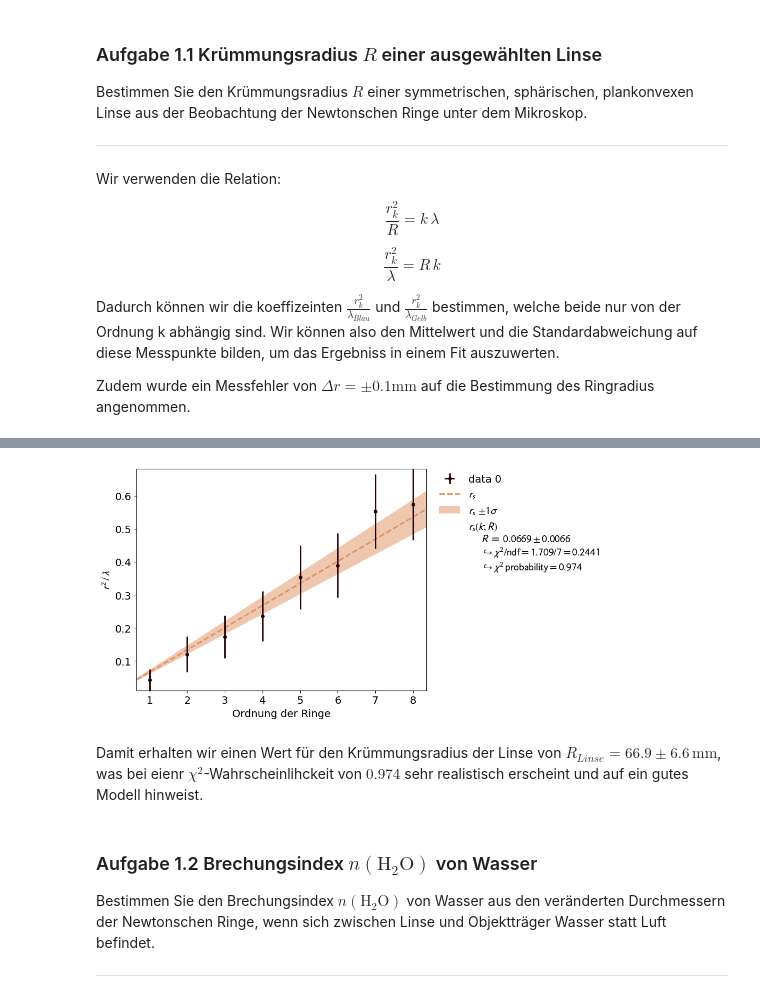
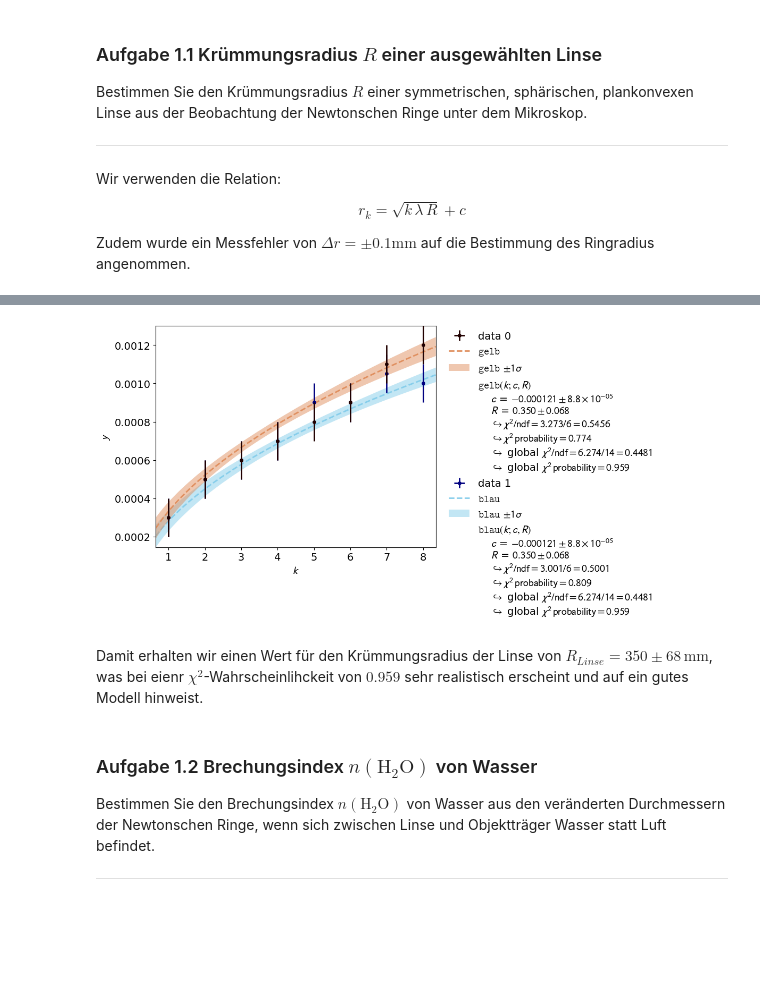
Before and after one commit to HerbertderGrosse/P2-sose-2024, a Jupyter notebook: Interferenz/Interferenz.ipynb, the cells around one changed output, grey strips where cells are left out. Cells and saved outputs as stored; diff of their text form; code cells hidden in the pictures; blank space fills up the shorter version.

```diff
--- a/Interferenz/Interferenz.ipynb
+++ b/Interferenz/Interferenz.ipynb
@@ -108,14 +108,9 @@ Bestimmen Sie den Krümmungsradius $R$ einer symmetrischen, sphärischen, planko
 Wir verwenden die Relation:
 
 $$
-\frac{r_{k}^{2}}{R} = k\,\lambda
+r_k = \sqrt{k\,\lambda\,R} +c
 $$
 
-$$
-\frac{r_{k}^2}{\lambda} = R\,k
-$$
-
-Dadurch können wir die koeffizeinten $\frac{r_{k}^2}{\lambda_{Blau}}$ und $\frac{r_{k}^2}{\lambda_{Gelb}}$ bestimmen, welche beide nur von der Ordnung k abhängig sind. Wir können also den Mittelwert und die Standardabweichung auf diese Messpunkte bilden, um das Ergebniss in einem Fit auszuwerten.
 
 Zudem wurde ein Messfehler von $\Delta r = \pm 0.1\mathrm{mm}$ auf die Bestimmung des Ringradius angenommen.
 # %%
@@ -127,22 +122,26 @@ gelber_fehler = 1e-4
 blue = 465e-9
 yellow = 590e-9
 
-r_squared_b = (unp.uarray(blaue_messreihe,blauer_fehler)/2)**2/blue
-r_squared_y = (unp.uarray(gelbe_messreihe,gelber_fehler)/2)**2/yellow
-r_squared = [ufloat((x.n+y.n)/2,x.s) for x,y in zip(r_squared_b,r_squared_y)]
-orders = np.arange(1,len(r_squared)+1)
+def gelb(k,c,R):
+    return np.sqrt(R*k*yellow)+c
 
-def r_s(k,R):
-    return k*R
+data = kafe2.XYContainer(np.arange(1,len(gelbe_messreihe)+1),gelbe_messreihe)
+data.add_error('y',gelber_fehler)
+fit = kafe2.Fit(data,gelb)
 
-data = kafe2.XYContainer(orders,unp.nominal_values(r_squared))
-data.add_error('y',unp.std_devs(r_squared))
-fit = kafe2.Fit(data,r_s)
-fit.do_fit()
-p = kafe2.Plot(fit)
-p.y_label = '$r^2\, /\,\lambda$'
-p.x_label = 'Ordnung der Ringe'
-p.plot()
-R = ufloat(fit.parameter_values[0],fit.parameter_errors[0])
+
+def blau(k,c,R):
+    return np.sqrt(R*k*blue)+c
+data2 = kafe2.XYContainer(np.arange(1,len(blaue_messreihe)+1),blaue_messreihe)
+data2.add_error('y',blauer_fehler)
+fit2 = kafe2.Fit(data2,blau)
+
+
+multi = kafe2.MultiFit([fit,fit2])
+multi.do_fit()
+pl = kafe2.Plot(multi)
+pl.plot()
 plt.show()
+
+R = ufloat(multi.parameter_values[1],multi.parameter_errors[1])
 # %% [output]
@@ -149,6 +149,6 @@ plt.show()
-[figure, old version]
+[figure, new version]
 # %% [markdown]
-Damit erhalten wir einen Wert für den Krümmungsradius der Linse von $R_{Linse} = 66.9 \pm 6.6\, \mathrm{mm}$, was bei eienr $\chi^2$-Wahrscheinlihckeit von $0.974$ sehr realistisch erscheint und auf ein gutes Modell hinweist.
+Damit erhalten wir einen Wert für den Krümmungsradius der Linse von $R_{Linse} = 350 \pm 68\, \mathrm{mm}$, was bei eienr $\chi^2$-Wahrscheinlihckeit von $0.959$ sehr realistisch erscheint und auf ein gutes Modell hinweist.
 # %% [markdown]
 ### Aufgabe 1.2 Brechungsindex $n(\mathrm{H_{2}O})$ von Wasser
 
```
Also changed, not shown: parts of 11 cells of this notebook, 2 other files.
